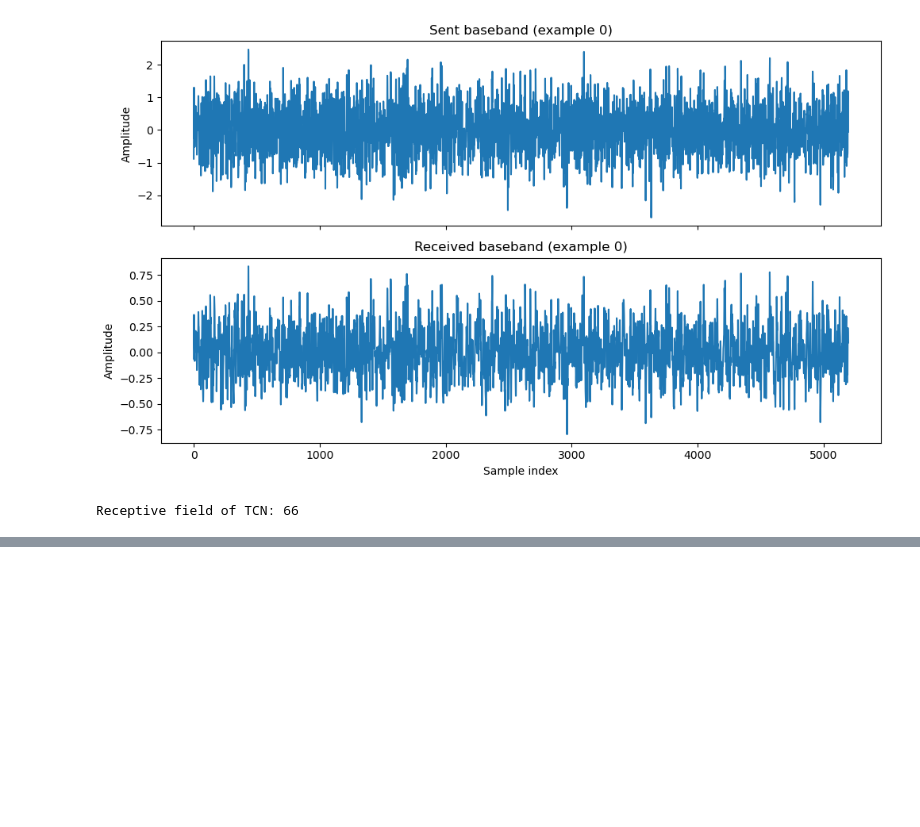
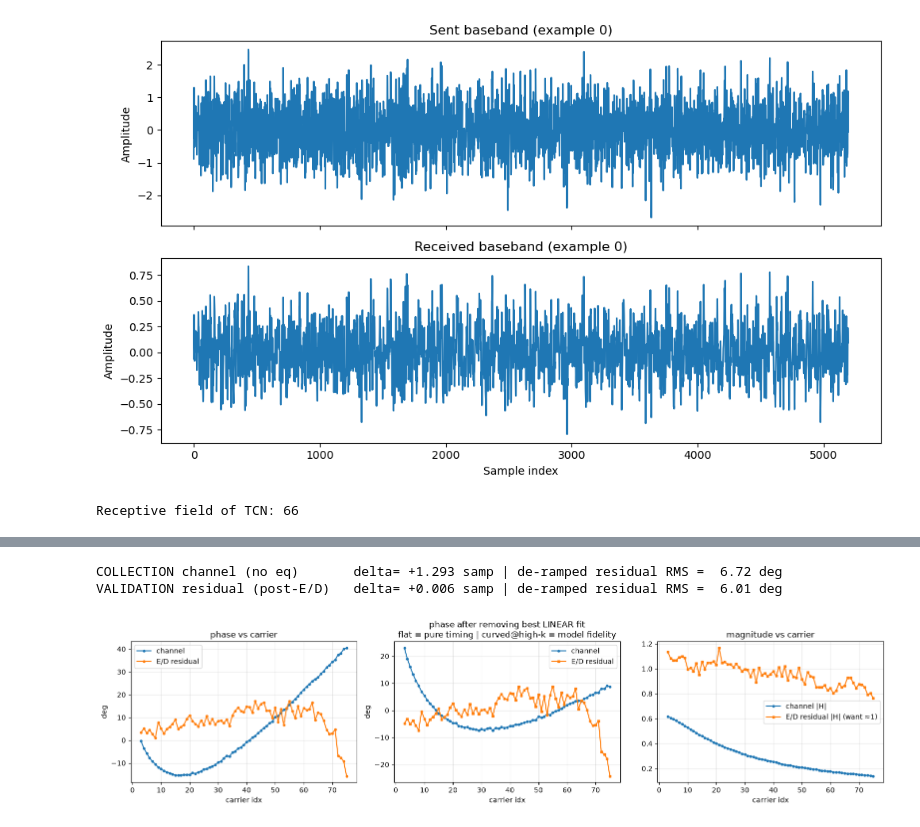
Before and after one commit to Roshang06/prob_tcn_for_LED_Roshan, a Jupyter notebook: notebooks/test_code.ipynb, the cells around one changed output, grey strips where cells are left out. Drawn from its saved outputs; the diff is of its cells as text; code cells hidden in the pictures; blank space fills up the shorter version.

Commit message:
implemented first version of beta-NLL and added additional plots to summarize results as well as a few helper experiments to plot channel response and noise vs frequency

```diff
--- a/notebooks/test_code.ipynb
+++ b/notebooks/test_code.ipynb
@@ -36,7 +36,7 @@ Receptive field of TCN: 66
 import zarr
 import numpy as np
 
-zarr_path = "/home/photonicslab/Desktop/microled_project/prob_tcn_for_LED/data/sweeps/dc0.122A_fmin300000_fmax1.3e+07_20260625_1419.zarr"
+zarr_path = "/home/photonicslab/Desktop/microled_project/prob_tcn_for_LED/data/sweeps/dc0.052A_fmin300000_fmax7.6e+06_20260630_1743.zarr"
 n_samples = 3
 
 root = zarr.open_group(zarr_path, mode="r")
@@ -74,0 +285,52 @@ for name in root.array_keys():
+# %%
+import numpy as np, zarr
+import matplotlib.pyplot as plt
+
+COLLECTION = "/home/photonicslab/Desktop/microled_project/prob_tcn_for_LED/data/sweeps/dc0.052A_fmin300000_fmax7.6e+06_20260630_1743.zarr"
+VAL_MODEL  = "/home/photonicslab/Desktop/microled_project/prob_tcn_for_LED/data/experiments/train_and_validate/solar_storm_ed_validation_20260702_0127/validation.zarr/tcn_ae_830cebe2_9b00089d"
+
+g = zarr.open_group(COLLECTION, mode="r"); a = dict(g.attrs)
+active = np.asarray(a["active_carrier_indices"], int)
+cp, pre = int(a["cyclic_prefix_length"]), int(a["preamble_length"])
+sent_burst, recv_burst = g["sent_burst"][:], g["received_burst"][:]
+N = sent_burst.shape[1] - pre - cp
+
+def car(rows, stripped=False):
+    w = rows if stripped else rows[:, pre+cp:pre+cp+N]      # validation rows are already the N-sample symbol
+    return np.fft.fft(w, norm="ortho", axis=1)[:, active]
+
+Xc, Yc = car(sent_burst), car(recv_burst)
+vg = zarr.open_group(VAL_MODEL, mode="r")
+Xv, Yv = car(vg["sent_time"][:], stripped=True), car(vg["received_time"][:], stripped=True)
+
+def analyze(Y, X, label):
+    H  = (Y / X).mean(0)
+    ph = np.unwrap(np.angle(H))
+    slope, intercept = np.polyfit(active, ph, 1)         # best-fit linear = pure-timing component
+    resid = ph - (slope*active + intercept)              # what's left is NOT timing
+    delta = slope * N / (2*np.pi)
+    print(f"{label:32s} delta={delta:+7.3f} samp | de-ramped residual RMS = "
+          f"{np.degrees(np.sqrt(np.mean(resid**2))):5.2f} deg")
+    return H, ph, resid
+
+Hc, phc, rc = analyze(Yc, Xc, "COLLECTION channel (no eq)")
+Hv, phv, rv = analyze(Yv, Xv, "VALIDATION residual (post-E/D)")
+
+fig, ax = plt.subplots(1, 3, figsize=(16, 4))
+for k, y, lab in [(active, np.degrees(phc), "channel"), (active, np.degrees(phv), "E/D residual")]:
+    ax[0].plot(k, y, "o-", ms=3, label=lab)
+ax[0].set(title="phase vs carrier", xlabel="carrier idx", ylabel="deg"); ax[0].legend(); ax[0].grid(alpha=.3)
+
+ax[1].plot(active, np.degrees(rc), "o-", ms=3, label="channel")
+ax[1].plot(active, np.degrees(rv), "s-", ms=3, label="E/D residual")
+ax[1].set(title="phase after removing best LINEAR fit\nflat = pure timing | curved@high-k = model fidelity",
+          xlabel="carrier idx", ylabel="deg"); ax[1].legend(); ax[1].grid(alpha=.3)
+
+ax[2].plot(active, np.abs(Hc), "o-", ms=3, label="channel |H|")
+ax[2].plot(active, np.abs(Hv), "s-", ms=3, label="E/D residual |H| (want ≈1)")
+ax[2].set(title="magnitude vs carrier", xlabel="carrier idx"); ax[2].legend(); ax[2].grid(alpha=.3)
+plt.tight_layout(); plt.show()
+# %% [output]
+COLLECTION channel (no eq)       delta= +1.293 samp | de-ramped residual RMS =  6.72 deg
+VALIDATION residual (post-E/D)   delta= +0.006 samp | de-ramped residual RMS =  6.01 deg
+[figure, added]
```
Also changed, not shown: parts of 6 cells of this notebook, 44 other files.
